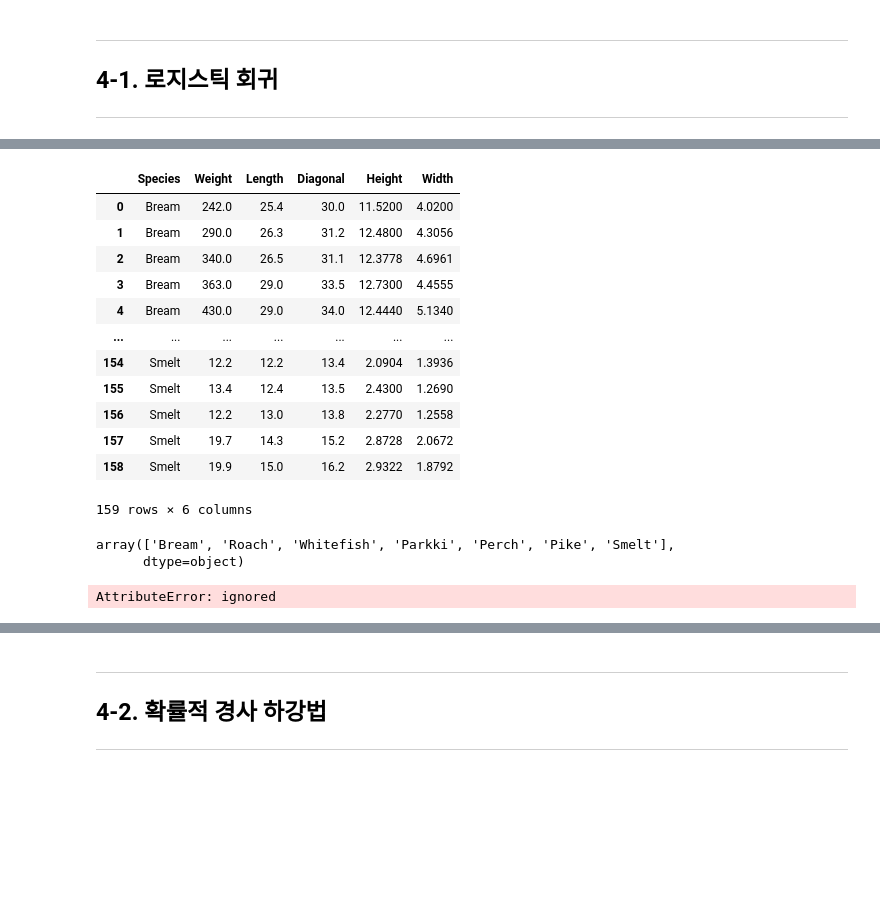
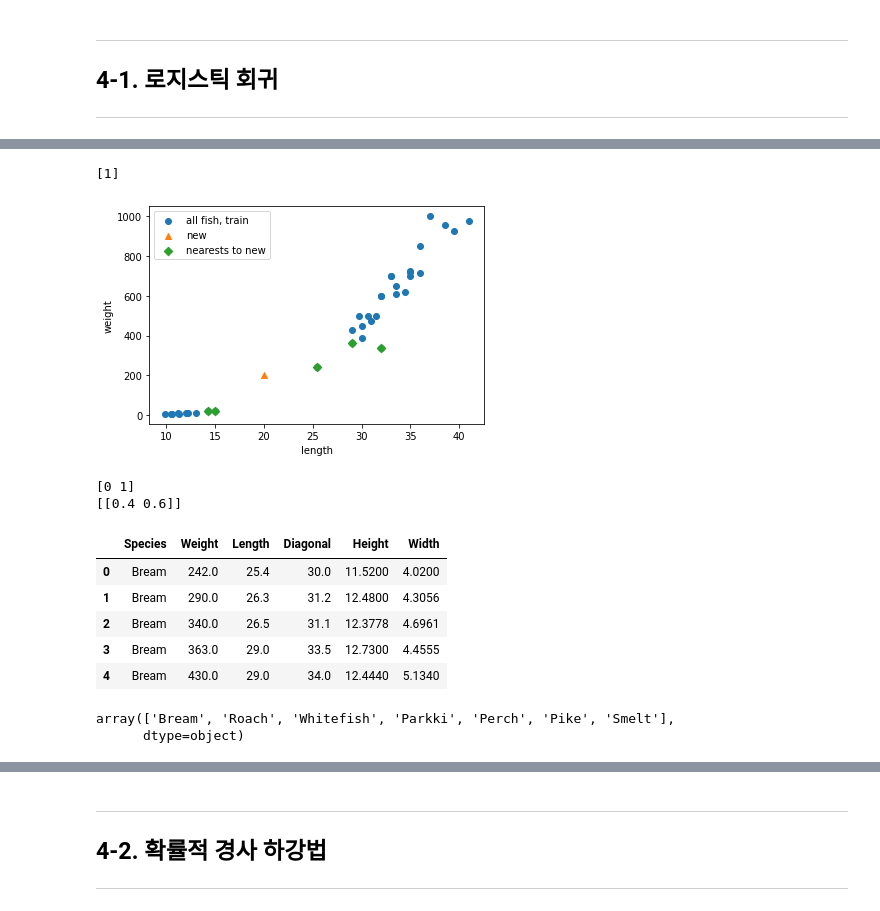
Before and after one commit to keizikang/self_study_mldl, a Jupyter notebook: 혼공머신_4장.ipynb, the cells around one changed output, grey strips where cells are left out. Cells and saved outputs as stored; diff of their text form; code cells hidden in the pictures; blank space fills up the shorter version.

```diff
--- a/혼공머신_4장.ipynb
+++ b/혼공머신_4장.ipynb
@@ -44,21 +42,42 @@ plt.show()
+# %%
+from sklearn.neighbors import KNeighborsClassifier
+
+kn = KNeighborsClassifier()
+kn.fit(train_input, train_target)
+
+new = np.array([20, 200])
+print(kn.predict([new]))
+_, indices = kn.kneighbors([new])
+
+import matplotlib.pyplot as plt
+
+plt.scatter(*train_input.T, label='all fish, train')
+plt.scatter(*new.T, marker='^', label='new')
+plt.scatter(*train_input[indices, :].T, marker='D', label='nearests to new')
+plt.xlabel('length')
+plt.ylabel('weight')
+plt.legend()
+plt.show()
+# %% [output]
+[1]
+[figure, added]
+# %%
+print(kn.classes_)
+print(kn.predict_proba([new]))
+# %% [output]
+[0 1]
+[[0.4 0.6]]
 # %%
 import pandas as pd
 fish = pd.read_csv('https://bit.ly/fish_csv_data')
-fish
+fish.head()
 # %% [output]
 |  | Species | Weight | Length | Diagonal | Height | Width |
 | 0 | Bream | 242.0 | 25.4 | 30.0 | 11.5200 | 4.0200 |
 | 1 | Bream | 290.0 | 26.3 | 31.2 | 12.4800 | 4.3056 |
 | 2 | Bream | 340.0 | 26.5 | 31.1 | 12.3778 | 4.6961 |
 | 3 | Bream | 363.0 | 29.0 | 33.5 | 12.7300 | 4.4555 |
 | 4 | Bream | 430.0 | 29.0 | 34.0 | 12.4440 | 5.1340 |
-| ... | ... | ... | ... | ... | ... | ... |
-| 154 | Smelt | 12.2 | 12.2 | 13.4 | 2.0904 | 1.3936 |
-| 155 | Smelt | 13.4 | 12.4 | 13.5 | 2.4300 | 1.2690 |
-| 156 | Smelt | 12.2 | 13.0 | 13.8 | 2.2770 | 1.2558 |
-| 157 | Smelt | 19.7 | 14.3 | 15.2 | 2.8728 | 2.0672 |
-| 158 | Smelt | 19.9 | 15.0 | 16.2 | 2.9322 | 1.8792 |
-159 rows × 6 columns
 # %%
 pd.unique(fish['Species'])
 # %% [output]
@@ -70,12 +86,14 @@ fish_target = fish[['Species']].to_numpy()
 # %%
+fish_input = fish[['Weight', 'Length', 'Diagonal', 'Height', 'Width']].to_numpy()
+fish_target = fish['Species'].to_numpy()
+
 from sklearn.model_selection import train_test_split
 train_input, test_input, train_target, test_target = train_test_split(
     fish_input, fish_target, random_state=42)
 
 from sklearn.preprocessing import StandardScaler
-ss = StandardScaler
+
+ss = StandardScaler()
 ss.fit(train_input, train_target)
 train_scaled = ss.transform(train_input)
 test_scaled = ss.transform(test_input)
-# %% [output]
-AttributeError: ignored
```
Also changed, not shown: parts of 16 cells of this notebook.
